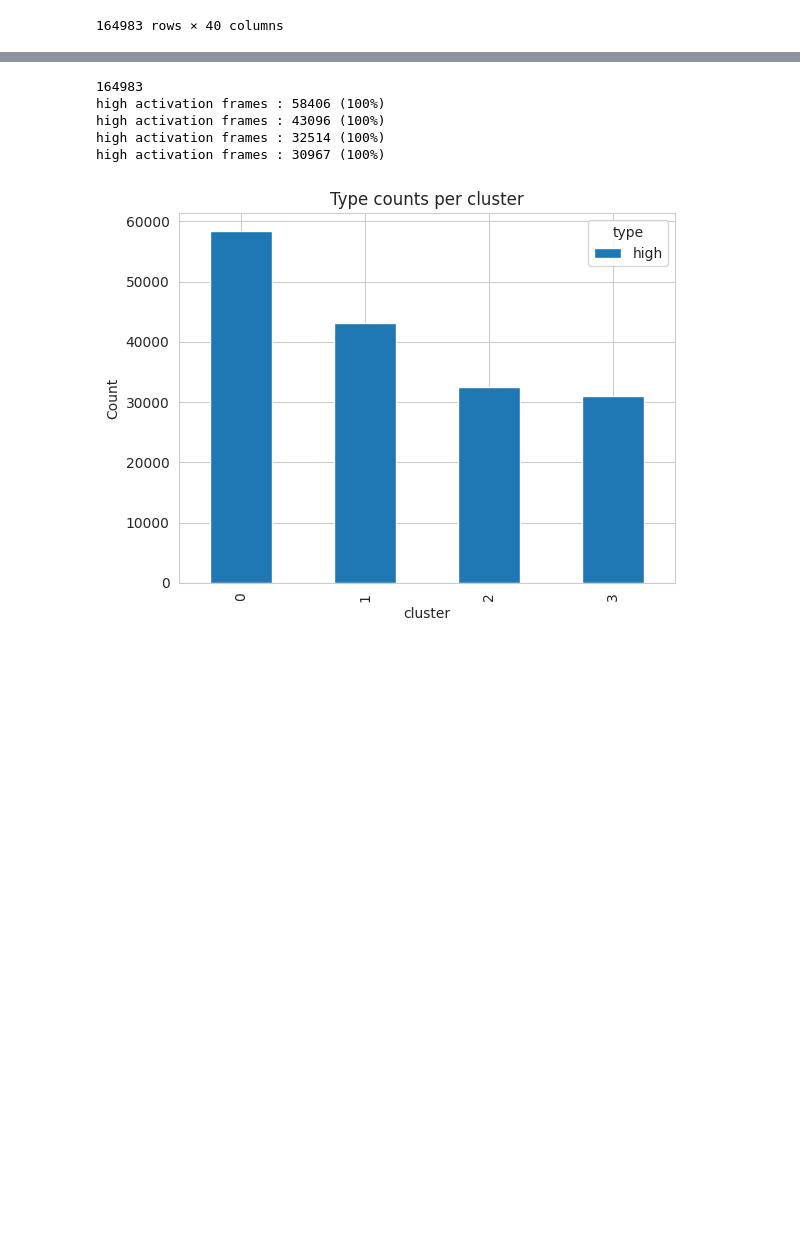
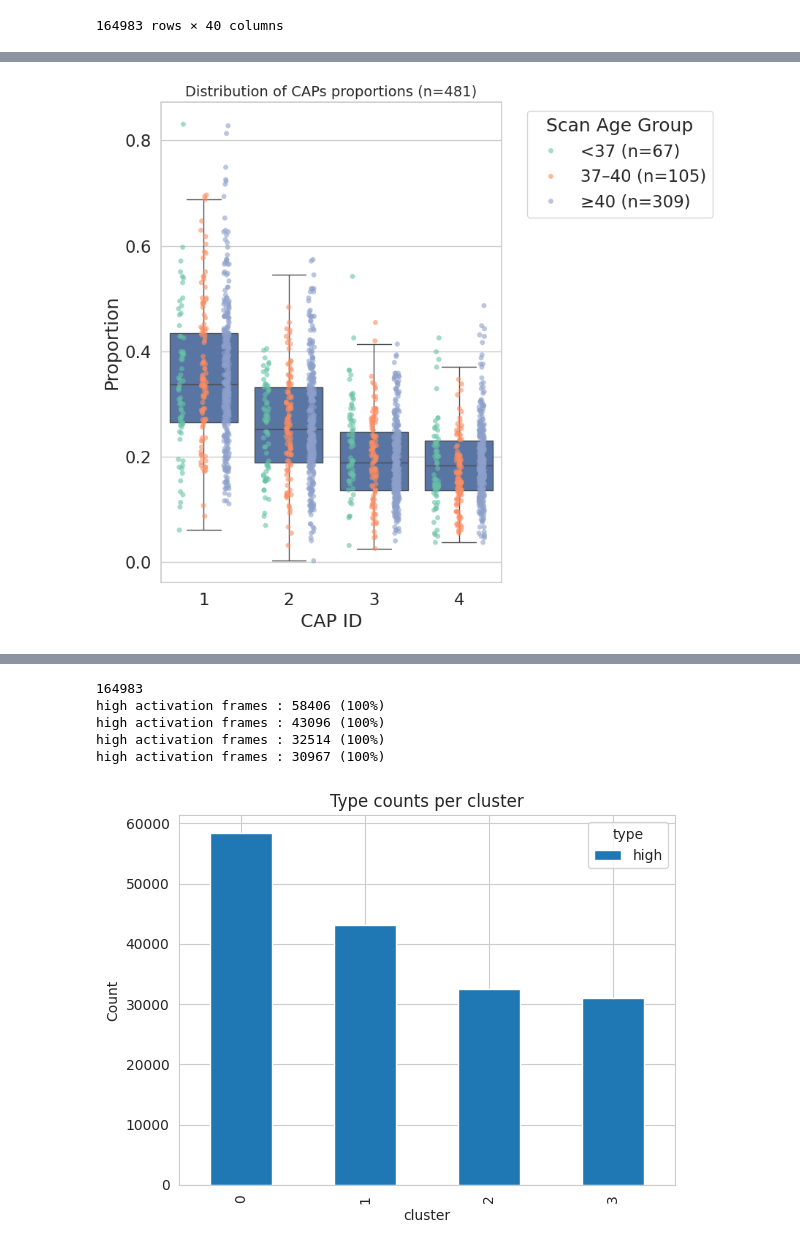
Before and after one commit to seb2o/devCAPs, a Jupyter notebook: src/inspect_clustering.ipynb, the cells around one changed output, grey strips where cells are left out. Drawn from its saved outputs; the diff is of its cells as text; code cells hidden in the pictures; blank space fills up the shorter version.

Commit message:
term vs preterm caps comparison and fullgroup cap distribution plot

```diff
--- a/src/inspect_clustering.ipynb
+++ b/src/inspect_clustering.ipynb
@@ -104,0 +93,12 @@ plt.show()
+# %%
+import seaborn as sns
+cluster_props = cluster_props_per_subject.div(cluster_props_per_subject.sum(axis=1), axis=0)
+df_melted = cluster_props.reset_index().melt(id_vars=['subj_name', 'ses_name', 'scan_age'],
+                                             var_name='cluster', value_name='proportion')
+df_melted["cluster"] = df_melted["cluster"] + 1
+
+# Bin scan_age into 3 categories
+bins = [0, 37, 40, float('inf')]
+labels = ['<37', '37–40', '≥40']
+df_melted['age_group'] = pd.cut(df_melted['scan_age'], bins=bins, labels=labels, right=False)
+df_melted
@@ -104,0 +119,41 @@ plt.show()
+# %%
+
+sns.set_theme(style="whitegrid", font_scale=1.5)
+plt.figure(figsize=(9, 8))
+sns.boxplot(
+    x='cluster',
+    y='proportion',
+    data=df_melted,
+    showfliers=False,
+)
+
+# Color points by age group
+sns.stripplot(
+    x='cluster',
+    y='proportion',
+    data=df_melted,
+    hue='age_group',
+    palette='Set2',
+    alpha=0.6,
+    jitter=0.10,
+    dodge=True
+)
+
+# Add group sizes to legend labels
+group_sizes = df_melted['age_group'].value_counts().reindex(labels)
+new_labels = [f"{label} (n={int(group_sizes[label]/4)})" for label in labels]
+
+# Redefine legend with sizes
+handles, _ = plt.gca().get_legend_handles_labels()
+plt.legend(handles, new_labels, title="Scan Age Group", bbox_to_anchor=(1.05, 1), loc='upper left')
+
+
+
+plt.title(f"Distribution of CAPs proportions (n={len(cluster_props_per_subject)})", fontsize=14)
+plt.ylabel("Proportion")
+plt.xlabel("CAP ID")
+# plt.legend(title="Scan Age Group", bbox_to_anchor=(1.05, 1), loc='upper left')
+plt.tight_layout()
+plt.show()
+# %% [output]
+[figure, added]
```
Also changed, not shown: parts of 3 cells of this notebook, 1 other file.
